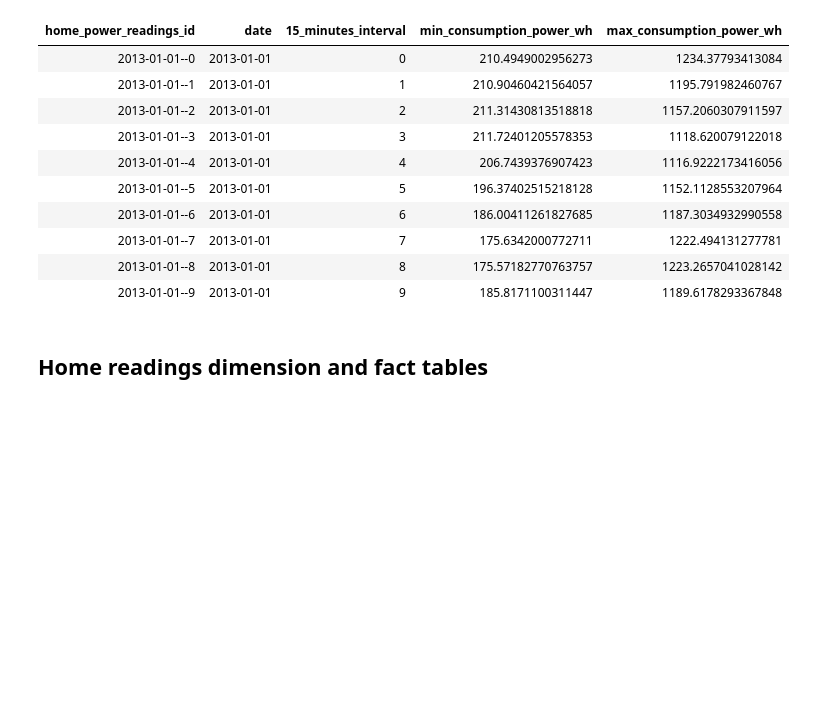
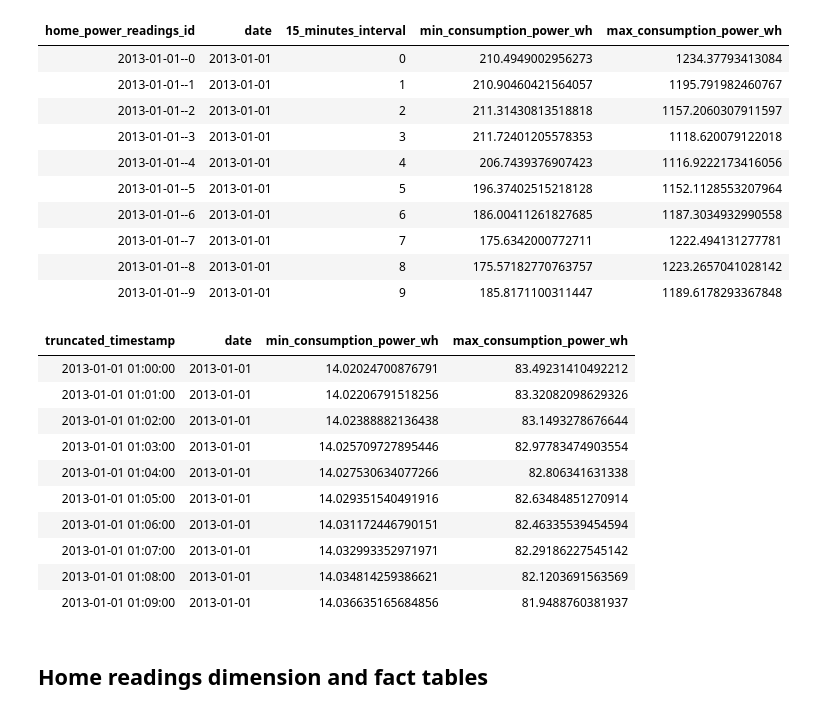
Before and after one commit to eslamdyab21/SolarX-Lakehouse, a Jupyter notebook: notebooks/wh_facts_dimensions_iceberg_tables.ipynb, the cells around one changed output. Drawn from its saved outputs; the diff is of its cells as text; code cells hidden in the pictures; blank space fills up the shorter version.

```diff
--- a/notebooks/wh_facts_dimensions_iceberg_tables.ipynb
+++ b/notebooks/wh_facts_dimensions_iceberg_tables.ipynb
@@ -113,6 +118,35 @@ LIMIT 10
 | 2013-01-01--7 | 2013-01-01 | 7 | 175.6342000772711 | 1222.494131277781 |
 | 2013-01-01--8 | 2013-01-01 | 8 | 175.57182770763757 | 1223.2657041028142 |
 | 2013-01-01--9 | 2013-01-01 | 9 | 185.8171100311447 | 1189.6178293367848 |
+# %%
+%%sql
+
+SELECT
+    DATE_TRUNC('minute', timestamp) AS truncated_timestamp,
+    DATE(timestamp) as date,
+    SUM(min_consumption_wh) as min_consumption_power_wh,
+    SUM(max_consumption_wh) as max_consumption_power_wh
+FROM
+    SolarX_Raw_Transactions.home_power_readings
+WHERE
+    DAY(timestamp) = 1
+GROUP BY
+    DATE(timestamp), DATE_TRUNC('minute', timestamp)
+SORT BY
+    DATE_TRUNC('minute', timestamp)
+LIMIT 10
+# %% [output]
+| truncated_timestamp | date | min_consumption_power_wh | max_consumption_power_wh |
+| 2013-01-01 01:00:00 | 2013-01-01 | 14.02024700876791 | 83.49231410492212 |
+| 2013-01-01 01:01:00 | 2013-01-01 | 14.02206791518256 | 83.32082098629326 |
+| 2013-01-01 01:02:00 | 2013-01-01 | 14.02388882136438 | 83.1493278676644 |
+| 2013-01-01 01:03:00 | 2013-01-01 | 14.025709727895446 | 82.97783474903554 |
+| 2013-01-01 01:04:00 | 2013-01-01 | 14.027530634077266 | 82.806341631338 |
+| 2013-01-01 01:05:00 | 2013-01-01 | 14.029351540491916 | 82.63484851270914 |
+| 2013-01-01 01:06:00 | 2013-01-01 | 14.031172446790151 | 82.46335539454594 |
+| 2013-01-01 01:07:00 | 2013-01-01 | 14.032993352971971 | 82.29186227545142 |
+| 2013-01-01 01:08:00 | 2013-01-01 | 14.034814259386621 | 82.1203691563569 |
+| 2013-01-01 01:09:00 | 2013-01-01 | 14.036635165684856 | 81.9488760381937 |
 # %% [markdown]
 ## Home readings dimension and fact tables
 # %% [markdown]
```
Also changed, not shown: parts of 15 cells of this notebook.
